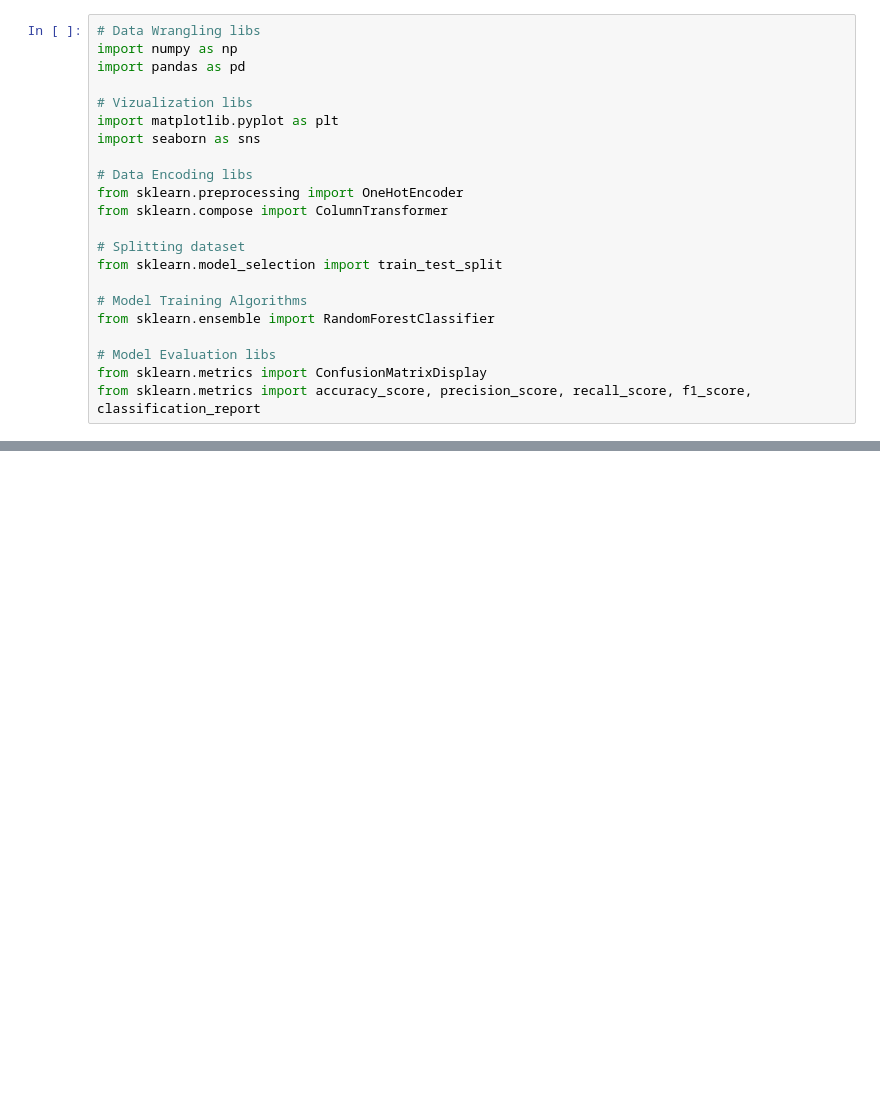
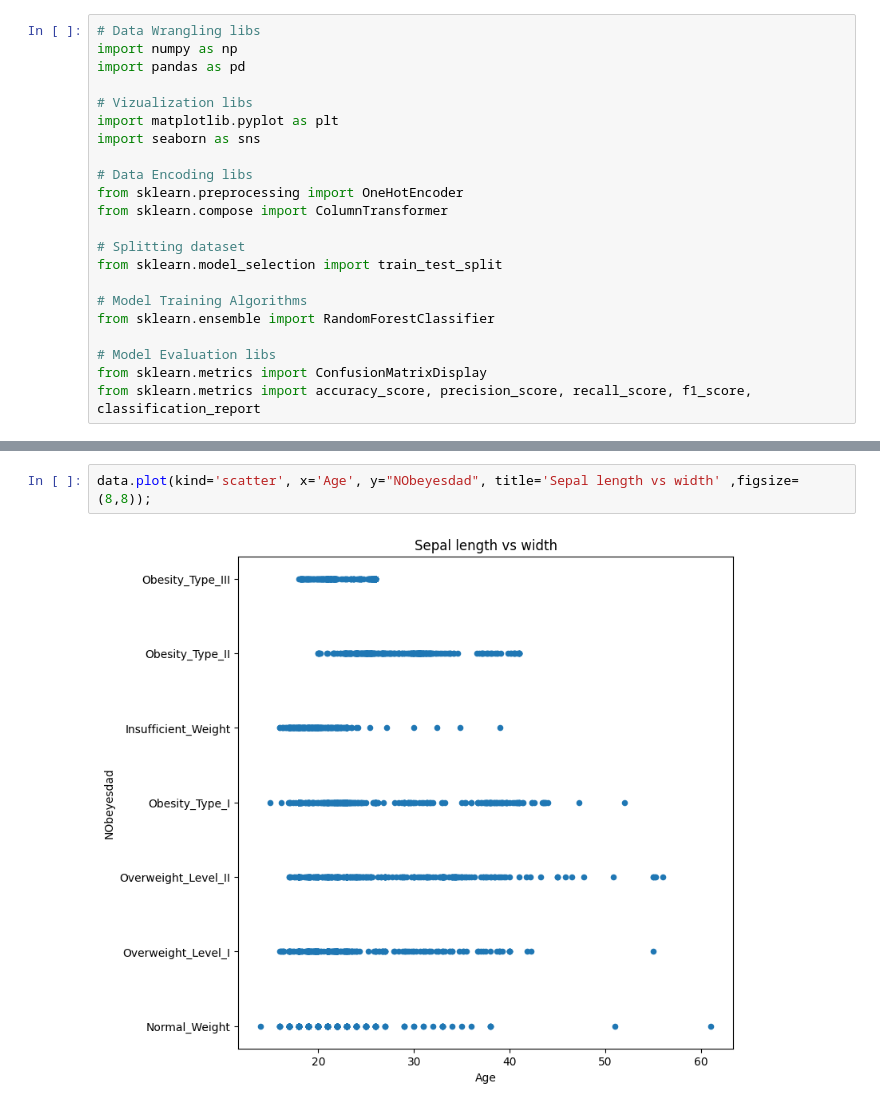
Before and after one commit to joco09/TTDC-Assignment, a Jupyter notebook: toolss and technology data science/obecety_Assignment_problem.ipynb, the cells around one changed output, grey strips where cells are left out. Saved outputs shown, nothing was run; the diff lists cells and outputs as text; blank space fills up the shorter version.

```diff
--- a/toolss and technology data science/obecety_Assignment_problem.ipynb
+++ b/toolss and technology data science/obecety_Assignment_problem.ipynb
@@ -69,0 +173,4 @@ memory usage: 280.5+ KB
+# %%
+data.plot(kind='scatter', x='Age', y="NObeyesdad", title='Sepal length vs width' ,figsize=(8,8));
+# %% [output]
+[figure, added]
```
Also changed, not shown: parts of 8 cells of this notebook.
